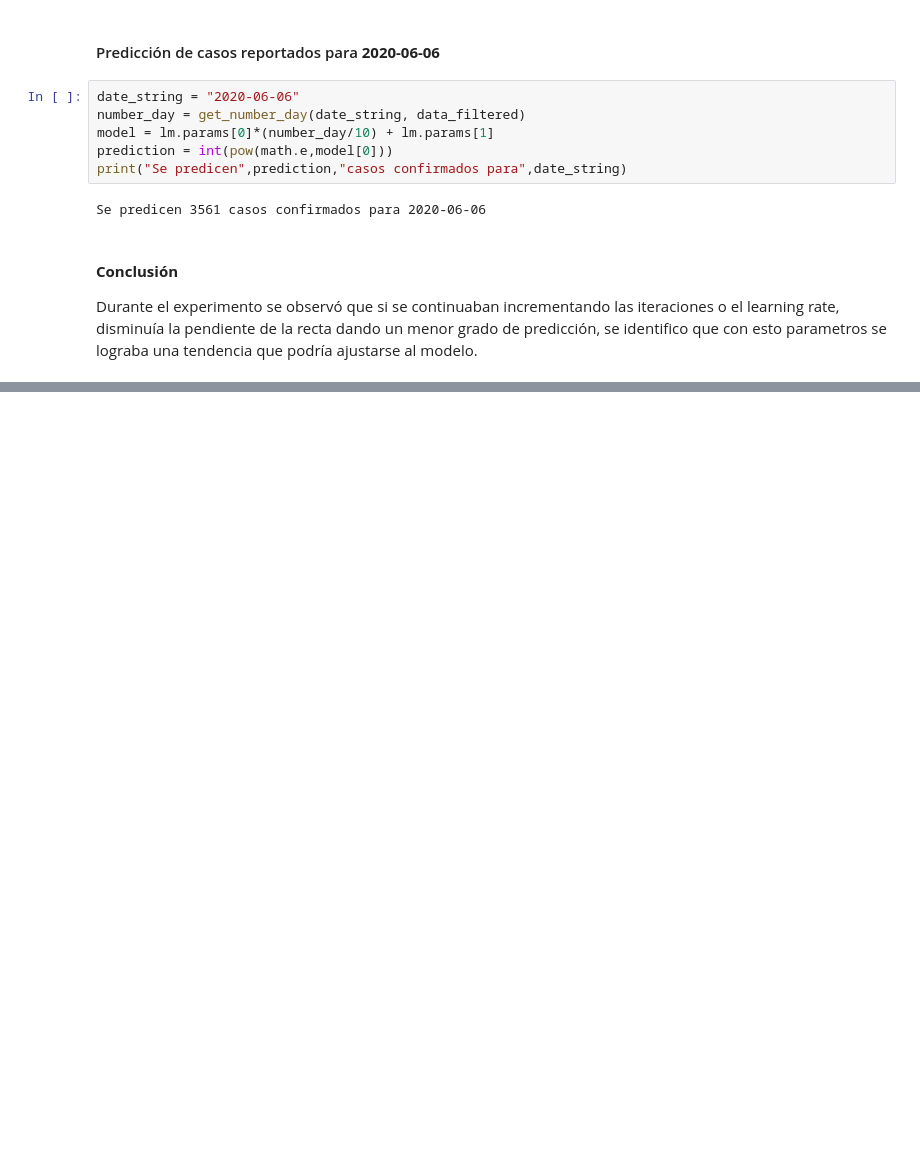
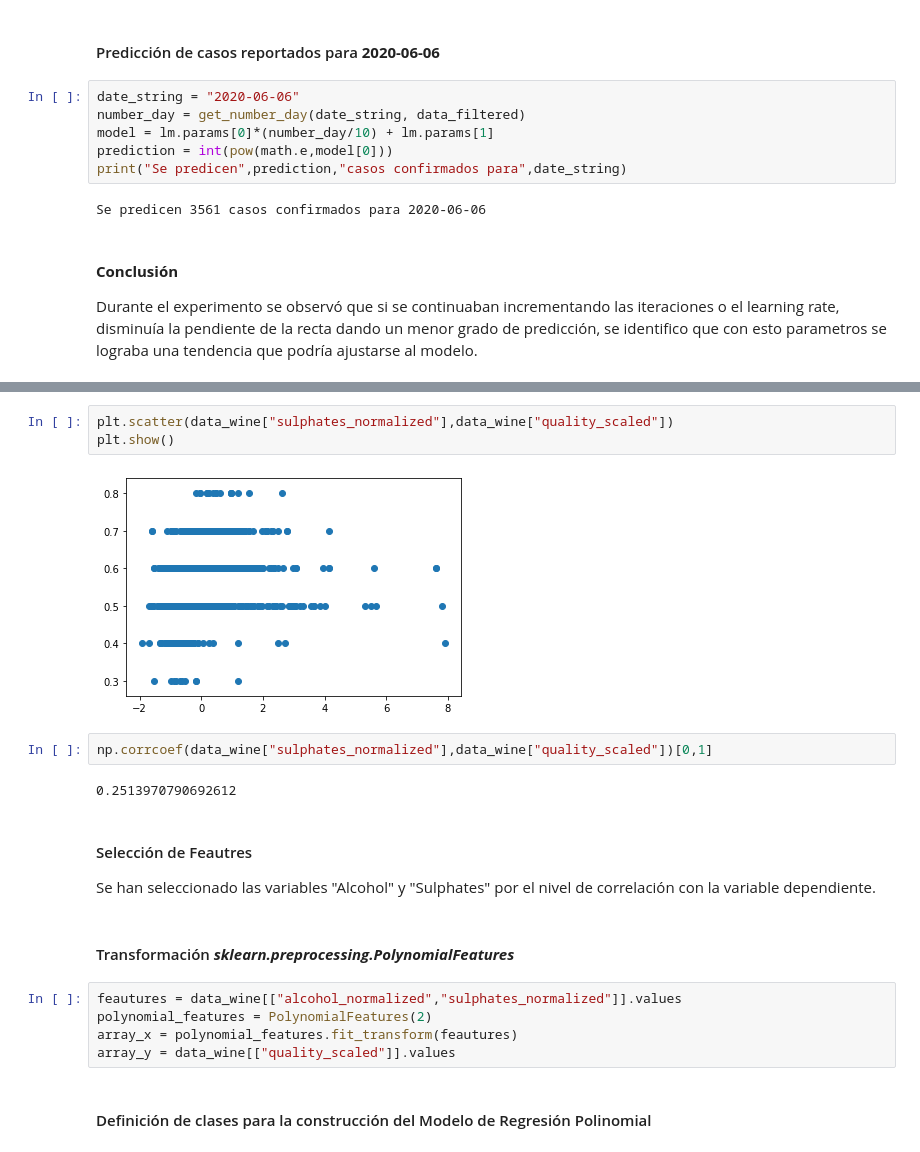
Before and after one commit to estuardozapeta/Statistical-Learning-I-Tarea-3, a Jupyter notebook: Tarea-3.ipynb, the cells around one changed output, grey strips where cells are left out. Saved outputs shown, nothing was run; the diff lists cells and outputs as text; blank space fills up the shorter version.

```diff
--- a/Tarea-3.ipynb
+++ b/Tarea-3.ipynb
@@ -144,0 +177,22 @@ Durante el experimento se observó que si se continuaban incrementando las itera
+# %%
+plt.scatter(data_wine["sulphates_normalized"],data_wine["quality_scaled"])
+plt.show()
+# %% [output]
+[figure, added]
+# %%
+np.corrcoef(data_wine["sulphates_normalized"],data_wine["quality_scaled"])[0,1]
+# %% [output]
+0.2513970790692612
+# %% [markdown]
+#### Selección de Feautres
+
+Se han seleccionado las variables "Alcohol" y "Sulphates" por el nivel de correlación con la variable dependiente.
+# %% [markdown]
+#### Transformación ***sklearn.preprocessing.PolynomialFeatures***
+# %%
+feautures = data_wine[["alcohol_normalized","sulphates_normalized"]].values
+polynomial_features = PolynomialFeatures(2)
+array_x = polynomial_features.fit_transform(feautures)
+array_y = data_wine[["quality_scaled"]].values
+# %% [markdown]
+#### Definición de clases para la construcción del Modelo de Regresión Polinomial
```
Also changed, not shown: parts of 16 cells of this notebook, 6 other files.
